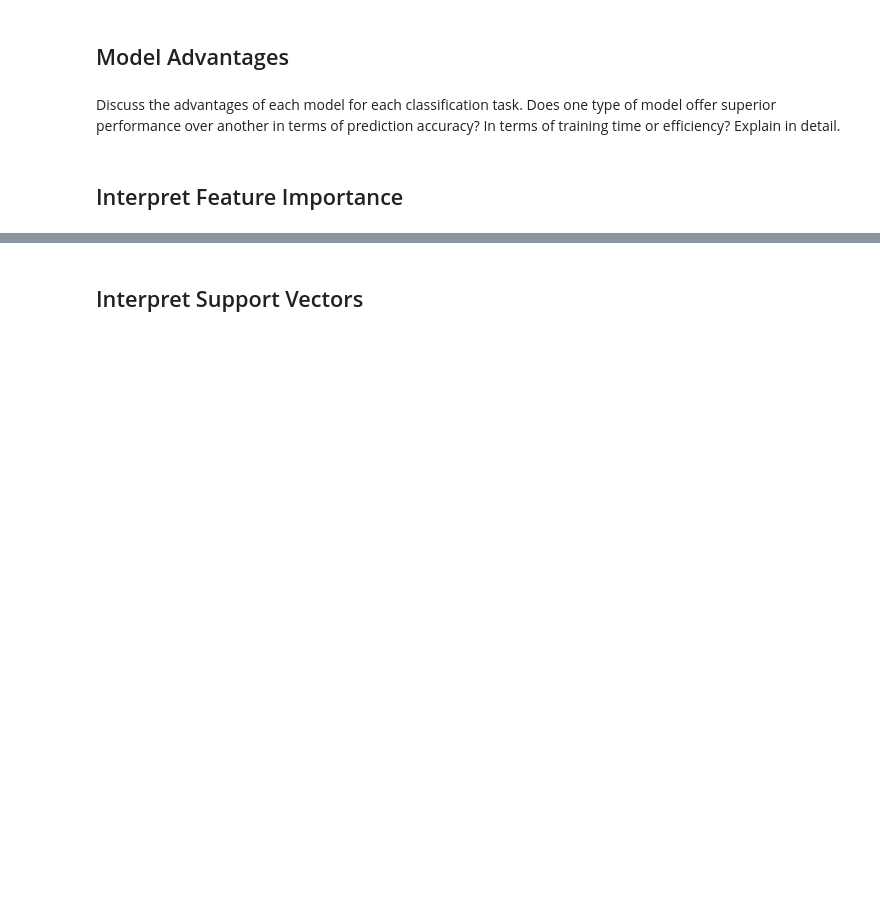
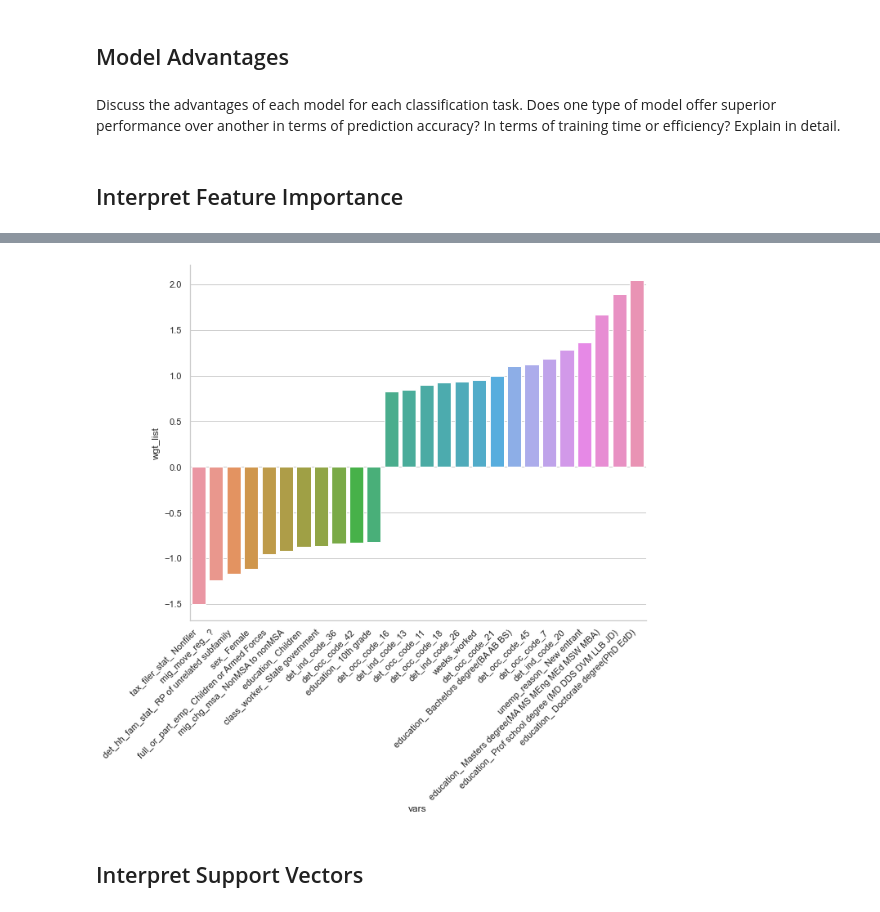
Before and after one commit to mcgrupp2/DS7331_termProject, a Jupyter notebook: work in progress copies/minilab-RoughDraft_outline.ipynb, the cells around one changed output, grey strips where cells are left out. Cells and saved outputs as stored; diff of their text form; code cells hidden in the pictures; blank space fills up the shorter version.

```diff
--- a/work in progress copies/minilab-RoughDraft_outline.ipynb
+++ b/work in progress copies/minilab-RoughDraft_outline.ipynb
@@ -212,0 +278,15 @@ for params, score in logreg_param_scores.items():
+# %%
+#Subsampling the dataset
+sampleDF = df.sample(frac = .1)
+
+if(0.1*(len(df)) == len(sampleDF)):
+    print("good")
+    print(len(df), len(sampleDF))
+
+#show
+sampleDF.info()
+
+X = sampleDF.drop(target, axis=1)
+y = sampleDF[target]
+
+X_train, X_test, y_train, y_test = train_test_split(X, y, test_size=0.2, random_state=1)
@@ -349,6 +347,11 @@ print(acc_svm)
 Discuss the advantages of each model for each classification task. Does one type of model offer superior performance over another in terms of prediction accuracy? In terms of training time or efficiency? Explain in detail.
 # %% [markdown]
 ## Interpret Feature Importance
+# %%
+best_logistic_regression = LogisticRegression(class_weight=None, penalty='l1', solver='liblinear', max_iter=100000)
+best_logistic_regression_model = get_model(best_logistic_regression, numeric_features, categorical_features)
+best_logistic_regression_model.fit(X_train,y_train)
+best_logistic_regression_coefs = best_logistic_regression_model.named_steps['classifier'].coef_
 # %%
 ## get catergorical cols after one hot
 cat_columns = best_logistic_regression_model.named_steps['preprocessor'].transformers_[1][1]\
@@ -364,3 +401,21 @@ for coef, weight in coef_scores:
+# %%
+# Add sns plot
+import seaborn as sns
+from matplotlib import pyplot as plt
+%matplotlib inline
+plt.style.use('ggplot')
+
+weight_df=pd.DataFrame({"wgt_list":best_logistic_regression_coefs[0], "vars":all_cols})
+
+sns.set(rc={'figure.figsize':(10, 8)})
+# sns.set_context("paper", font_scale=0.9)
+sns.set_style("whitegrid")
+
+ax = sns.barplot(x= "vars", y="wgt_list", data= weight_df.loc[abs(weight_df['wgt_list']) > 0.8 ], order=weight_df.loc[abs(weight_df['wgt_list']) > 0.8].sort_values('wgt_list').vars)
+ax.set_xticklabels(ax.get_xticklabels(), rotation=45, horizontalalignment='right')
+sns.despine()
+# %% [output]
+[figure, added]
 # %% [markdown]
 ## Interpret Support Vectors
 # %%
```
Also changed, not shown: parts of 22 cells of this notebook.
